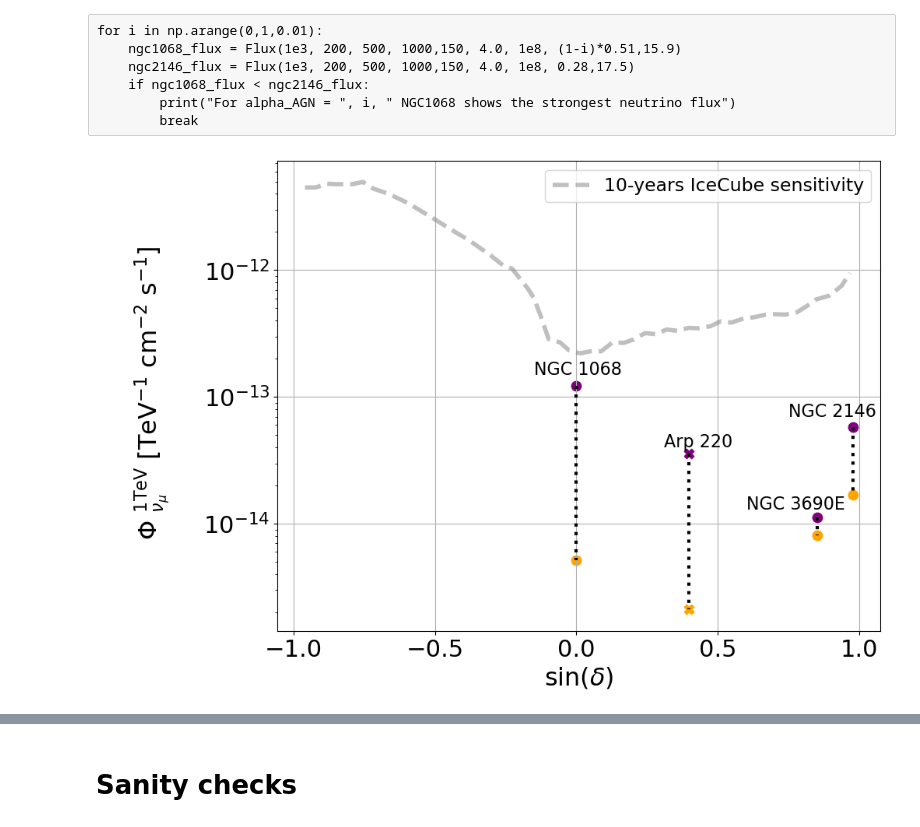
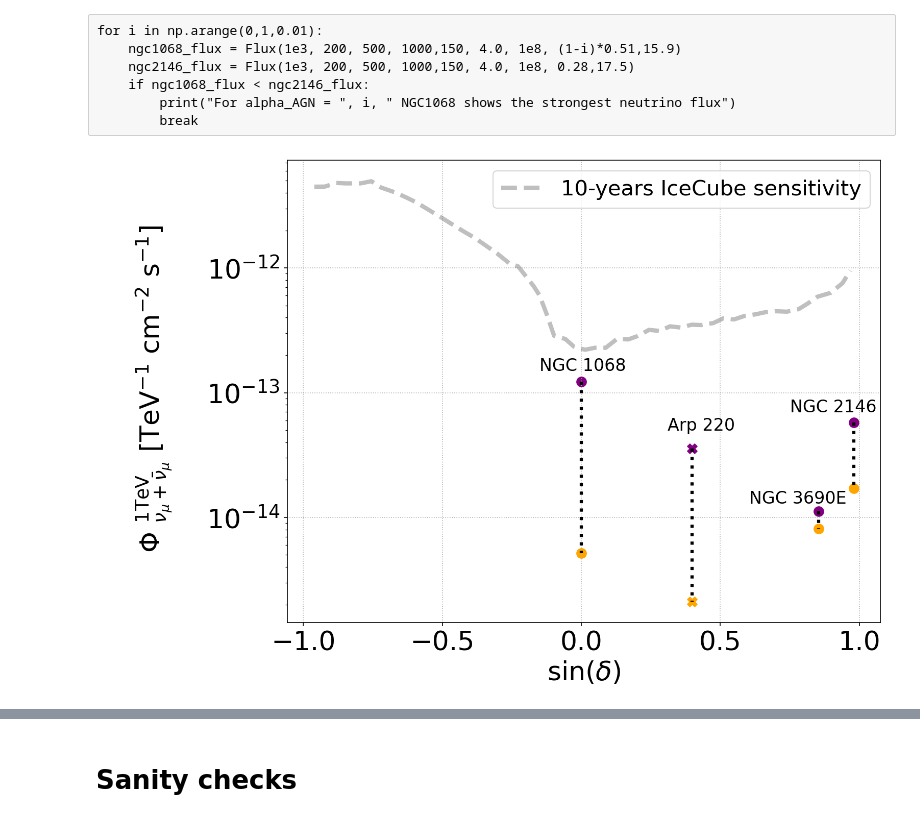
Before and after one commit to YarnoMerckx/neutrino-flux-GOALS-galaxies, a Jupyter notebook: GOALS_flux_predictions.ipynb, the cells around one changed output, grey strips where cells are left out. Drawn from its saved outputs; the diff is of its cells as text; code cells hidden in the pictures.

```diff
--- a/GOALS_flux_predictions.ipynb
+++ b/GOALS_flux_predictions.ipynb
@@ -89,14 +93,14 @@ Flux_IceCube_sens = np.loadtxt("Fluxsens_10years")
 # %%
 plt.figure(figsize=(10,8), dpi= 150, facecolor='w', edgecolor='k')
 plt.grid(ls = 'dotted')
-#NGC1068_dec = -0.013281 #deg
+NGC1068_dec = -0.013281 #deg
 plt.plot(Sindec_IceCube_sens,Flux_IceCube_sens, label = '10-years IceCube (IC) sensitivity',linewidth = 4,
          color = 'grey', ls = 'dashed',alpha = 0.5)
 plt.fill_between(Sindec_IceCube_sens,Flux_IceCube_sens/5,Flux_IceCube_sens/10,
                  color='grey',alpha = 0.2,label = '$5-10~\\times$ improved IC sensitivity')
 
 
-#NGC1068_sindec = np.sin(np.deg2rad(NGC1068_dec))
+NGC1068_sindec = np.sin(np.deg2rad(NGC1068_dec))
 
 #plt.scatter(NGC1068_sindec,NGC1068_1*(1e3/pow(1e3,2)),vmin=0,vmax=1 , marker = 'o',c = (1-0),cmap = "turbo_r",s=60)
 #plt.text(NGC1068_sindec+0.05,NGC1068_1*(1e3/pow(1e3,2)), s= 'NGC 1068', fontsize = 18)
@@ -110,23 +114,23 @@ plt.scatter(c_rad_sin_lirg,FTeV_lirg*(1e3/pow(1e3,2)),vmin=0,vmax=1 , marker = '
 plt.scatter(c_rad_sin_ulirg,FTeV_ulirg*(1e3/pow(1e3,2)), vmin = 0, vmax = 1 ,marker='X',
             c = (1-AGNfracs_ulirg),cmap = cmap, label = '$L_{\mathrm{IR}} \geq 10^{12} L_{\odot}$', s= 60)
 
-plt.text(0.30,5e-14, s= 'ARP 220',fontsize = 17)
+plt.text(0.30,5e-14, s= 'Arp 220',fontsize = 17)
 
 
 plt.text(0.65, 9e-14, s= 'NGC 2146',fontsize = 17)
 plt.text(-0.80,5.5e-14,s = 'NGC 3256',fontsize = 17)
 cb = plt.colorbar()
-cb.ax.tick_params(labelsize=15)
+cb.ax.tick_params(labelsize=18)
 
 
 #plt.ylim(1e-16,5e-9)
 plt.ylim(1e-16,1e-8)
 plt.yscale('log')
 plt.xlabel('$\sin(\\delta$)',fontsize = 24)
-plt.ylabel('\n $\\Phi~^{\mathrm{1TeV}}_{\\nu_\\mu}$ [TeV$^{-1}$ cm$^{-2}$ s$^{-1}$] \n', fontsize = 24)
-plt.yticks(fontsize = 22)
-plt.xticks([-1.00, -0.50 , 0.0, 0.50, 1.00 ],fontsize = 22)
-cb.set_label(label = '\n 1-$\\langle \\alpha_{\\mathrm{AGN}} \\rangle$', fontsize = 22)
+plt.ylabel('\n $\\Phi~^{\mathrm{1TeV}}_{\\nu_\\mu+\\bar{\\nu}_\mu }$ [TeV$^{-1}$ cm$^{-2}$ s$^{-1}$] \n', fontsize = 26)
+plt.yticks(fontsize = 24)
+plt.xticks([-1.00, -0.50 , 0.0, 0.50, 1.00 ],fontsize = 24)
+cb.set_label(label = '\n 1-$\\langle \\alpha_{\\mathrm{AGN}} \\rangle$', fontsize = 25)
 lgnd = plt.legend(fontsize = 17)
 ax = plt.gca()
 
@@ -161,49 +165,49 @@ NGC2146_dec = 78.357028 #deg
 NGC2146_sindec = np.sin(np.deg2rad(NGC2146_dec))
 # %%
 
-plt.figure(figsize=(10,8), dpi= 100, facecolor='w', edgecolor='k')
+plt.figure(figsize=(10,8), dpi= 150, facecolor='w', edgecolor='k')
 
 plt.scatter(Arp220_sindec, Arp220_1*(1e3/pow(1e3,2)), marker = 'X', c= 'purple', s = 80)
 plt.vlines(Arp220_sindec, ymin = Arp220_1*(1e3/pow(1e3,2)), ymax= Arp220_2*(1e3/pow(1e3,2)),linestyle = 'dotted',linewidth =3, color= 'k')
 plt.scatter(Arp220_sindec, Arp220_2*(1e3/pow(1e3,2)),marker = 'X', c= 'orange',s = 80)
 
 plt.scatter(Arp299_sindec, Arp299_1*(1e3/pow(1e3,2)),marker = 'o', c= 'purple', s= 80)
 plt.vlines(Arp299_sindec, ymin = Arp299_1*(1e3/pow(1e3,2)), ymax= Arp299_2*(1e3/pow(1e3,2)),linestyle = 'dotted',linewidth =3, color= 'k')
 plt.scatter(Arp299_sindec, Arp299_2*(1e3/pow(1e3,2)),marker = 'o', c= 'orange', s= 80)
 
 
 plt.scatter(NGC2146_sindec,NGC2146_1*(1e3/pow(1e3,2)), marker =  'o', c= 'purple',s = 80)
 plt.vlines(NGC2146_sindec,ymin = NGC2146_1*(1e3/pow(1e3,2)), ymax = NGC2146_2*(1e3/pow(1e3,2)),linestyle = 'dotted',linewidth =3, color= 'k')
 plt.scatter(NGC2146_sindec,NGC2146_2*(1e3/pow(1e3,2)),marker = 'o', c= 'orange', s= 80)
 
 plt.scatter(NGC1068_sindec,NGC1068_1*(1e3/pow(1e3,2)),marker= 'o',c = 'purple', s= 80)
 plt.vlines(NGC1068_sindec,ymin = NGC1068_1*(1e3/pow(1e3,2)), ymax = NGC1068_2*(1e3/pow(1e3,2)),linewidth =3, linestyle = 'dotted',color= 'k')
 plt.scatter(NGC1068_sindec,NGC1068_2*(1e3/pow(1e3,2)),marker= 'o',c = 'orange', s= 80)
 
 
-plt.grid()
-plt.text(0.31, 4e-14, s= 'Arp 220',fontsize = 16)
+plt.grid(ls = 'dotted')
+plt.text(0.31, 5e-14, s= 'Arp 220',fontsize = 16)
 plt.text(0.75, 7e-14, s= 'NGC 2146',fontsize = 16)
 plt.text(-0.15, 1.5e-13, s= 'NGC 1068', fontsize = 16)
 
 plt.text(Arp299_sindec-0.25, 1.3e-14, s= 'NGC 3690E',fontsize = 16)
 
 
 plt.plot(Sindec_IceCube_sens,Flux_IceCube_sens, label = '10-years IceCube sensitivity',linewidth = 4,
          color = 'grey', ls = 'dashed',alpha = 0.5)
 #plt.plot(Sindec_IceCube_sens,Flux_IceCube_sens/5, label = '10-years IceCube sensitivity $\\times~5$',linewidth = 4,
 #         color = 'grey', ls = '-',alpha = 0.5)
 
 plt.yscale('log')
-plt.xlabel('$\sin(\\delta$)',fontsize = 23)
-plt.ylabel('\n $\\Phi~^{\mathrm{1TeV}}_{\\nu_\\mu }$ [TeV$^{-1}$ cm$^{-2}$ s$^{-1}$] \n', fontsize = 23)
-plt.yticks(fontsize = 22)
-plt.xticks([-1.00, -0.50 ,0.0, 0.50, 1.00 ],fontsize = 22)
-cb.set_label(label = '\n $\\langle \\alpha_{\\mathrm{AGN}} \\rangle$',weight='bold', fontsize = 20)
-plt.legend(fontsize = 17)
+plt.xlabel('$\sin(\\delta$)',fontsize = 25)
+plt.ylabel('\n $\\Phi~^{\mathrm{1TeV}}_{\\nu_\\mu + \\bar{\\nu}_\mu}$ [TeV$^{-1}$ cm$^{-2}$ s$^{-1}$] \n', fontsize = 25)
+plt.yticks(fontsize = 25)
+plt.xticks([-1.00, -0.50 ,0.0, 0.50, 1.00 ],fontsize = 25)
+cb.set_label(label = '\n $\\langle \\alpha_{\\mathrm{AGN}} \\rangle$',weight='bold', fontsize = 24)
+plt.legend(fontsize = 20)
 plt.savefig("/Users/yarno/Documents/PhD/Pictures/Persource_variablegamma.pdf",bbox_inches="tight")
 # %% [output]
-[figure, old version]
+[figure, new version]
 # %%
 supernova_rate = df['Supernova rate [yr$^{-1}$] '].to_numpy('float')
 uncorr_supernova_rate = df['un-corr Supernova rate [yr$^{-1}$] '].to_numpy('float')
```
Also changed, not shown: parts of 6 cells of this notebook, 3 other files.
